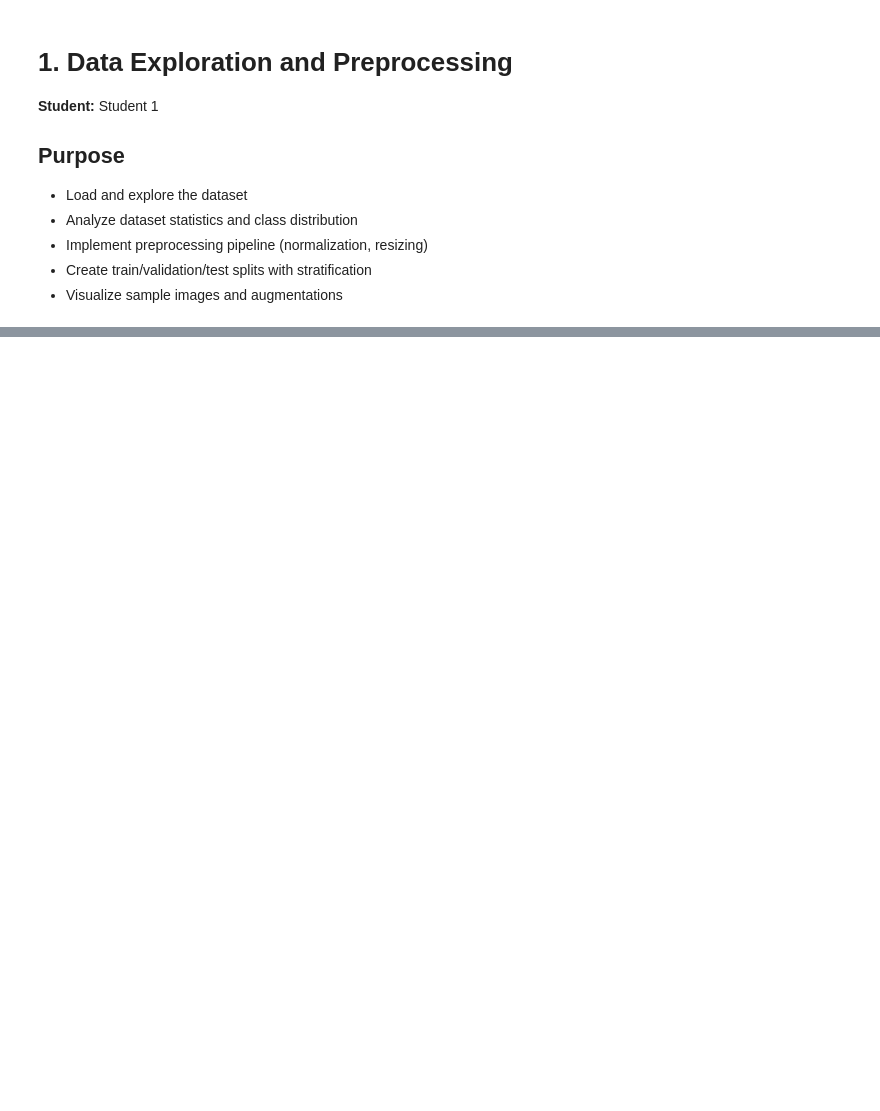
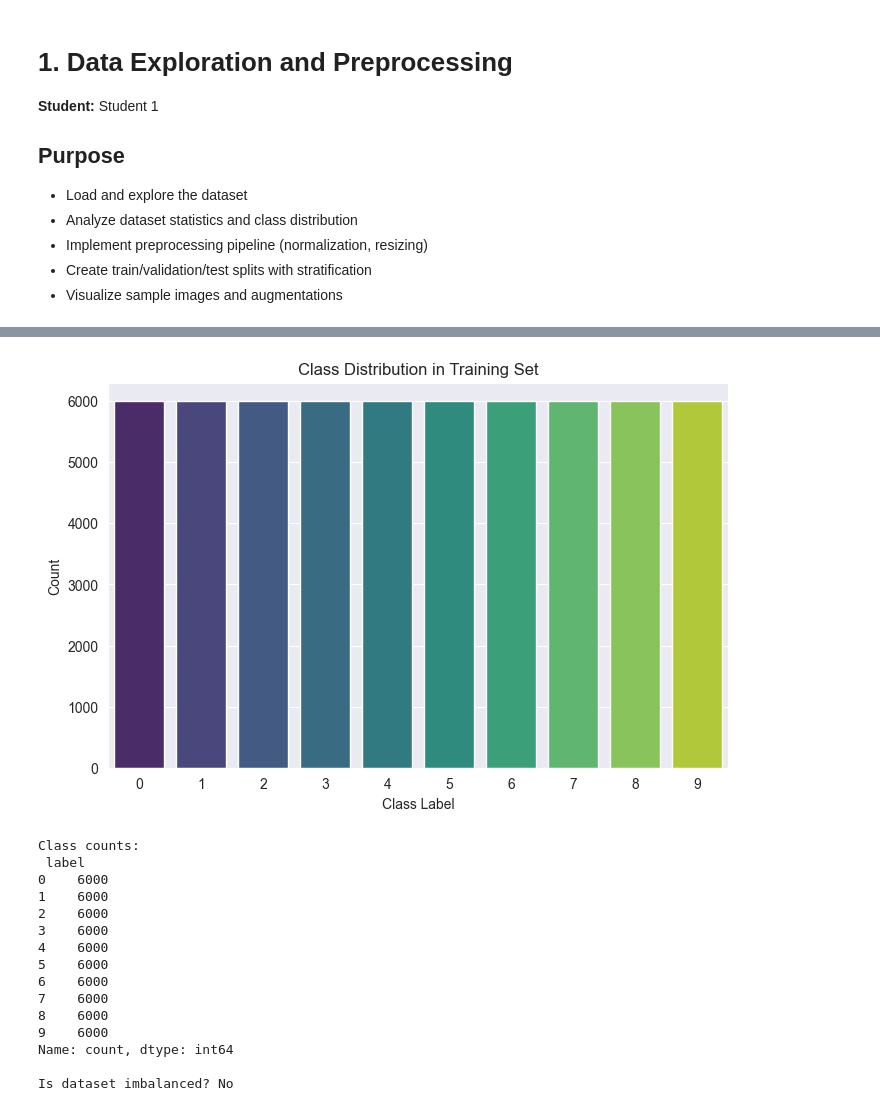
Before and after one commit to Skelligg/DL_Machine_Vision_Project, a Jupyter notebook: notebooks/01_data_exploration_preprocessing.ipynb, the cells around one changed output, grey strips where cells are left out. Drawn from its saved outputs; the diff is of its cells as text; code cells hidden in the pictures; blank space fills up the shorter version.

```diff
--- a/notebooks/01_data_exploration_preprocessing.ipynb
+++ b/notebooks/01_data_exploration_preprocessing.ipynb
@@ -41,0 +67,30 @@
+# %%
+# TODO: Analyze class distribution
+
+plt.figure(figsize=(8, 5))
+sns.countplot(x=train_df["label"], palette="viridis")
+plt.title("Class Distribution in Training Set")
+plt.xlabel("Class Label")
+plt.ylabel("Count")
+plt.show()
+
+class_counts = train_df["label"].value_counts().sort_index()
+print("Class counts:\n", class_counts)
+print("\nIs dataset imbalanced?", "Yes" if class_counts.max() / class_counts.min() > 1.5 else "No")
+# %% [output]
+[figure, added]
+Class counts:
+ label
+0    6000
+1    6000
+2    6000
+3    6000
+4    6000
+5    6000
+6    6000
+7    6000
+8    6000
+9    6000
+Name: count, dtype: int64
+
+Is dataset imbalanced? No
```
Also changed, not shown: parts of 17 cells of this notebook, 4 other files.
